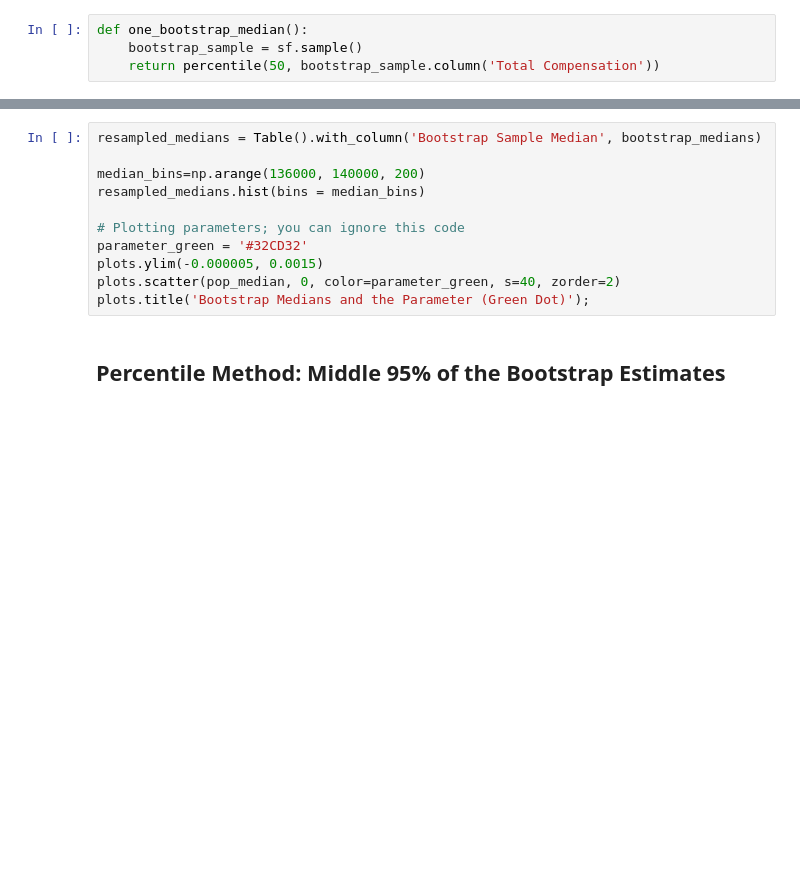
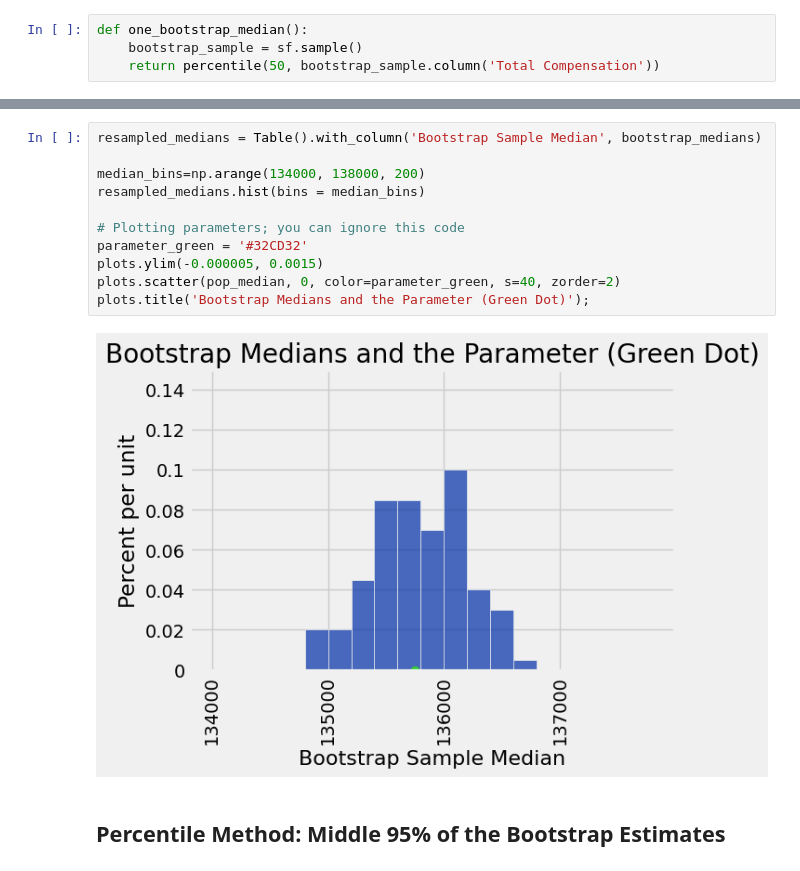
Before and after one commit to bwinterstein/Intro-Data, a Jupyter notebook: Lectures/bootstrapping.ipynb, the cells around one changed output, grey strips where cells are left out. Cells and saved outputs as stored; diff of their text form; blank space fills up the shorter version.

```diff
--- a/Lectures/bootstrapping.ipynb
+++ b/Lectures/bootstrapping.ipynb
@@ -103,14 +162,16 @@ bootstrap_medians
 # %%
 resampled_medians = Table().with_column('Bootstrap Sample Median', bootstrap_medians)
 
-median_bins=np.arange(136000, 140000, 200)
+median_bins=np.arange(134000, 138000, 200)
 resampled_medians.hist(bins = median_bins)
 
 # Plotting parameters; you can ignore this code
 parameter_green = '#32CD32'
 plots.ylim(-0.000005, 0.0015)
 plots.scatter(pop_median, 0, color=parameter_green, s=40, zorder=2)
 plots.title('Bootstrap Medians and the Parameter (Green Dot)');
+# %% [output]
+[figure, added]
 # %% [markdown]
 ## Percentile Method: Middle 95% of the Bootstrap Estimates
 # %%
```
Also changed, not shown: parts of 15 cells of this notebook.
